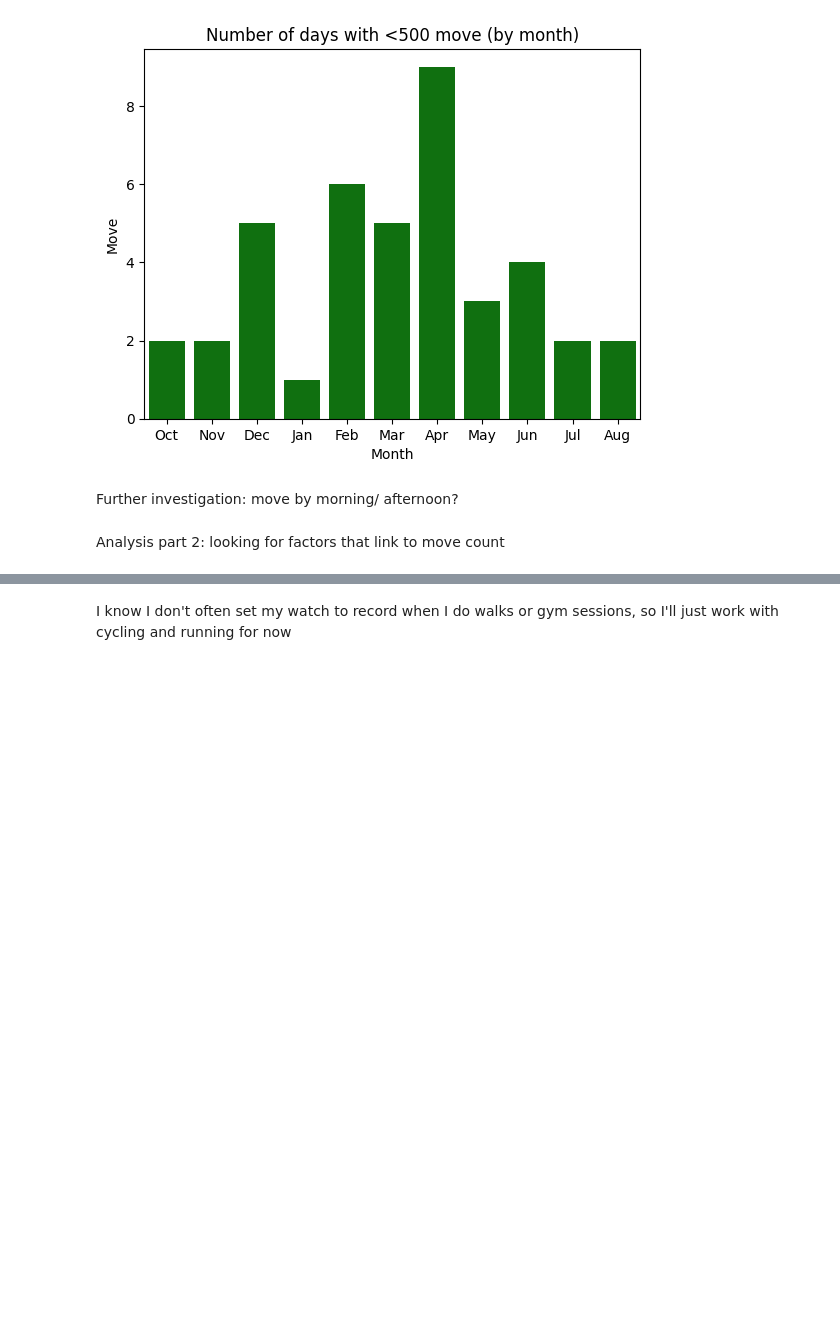
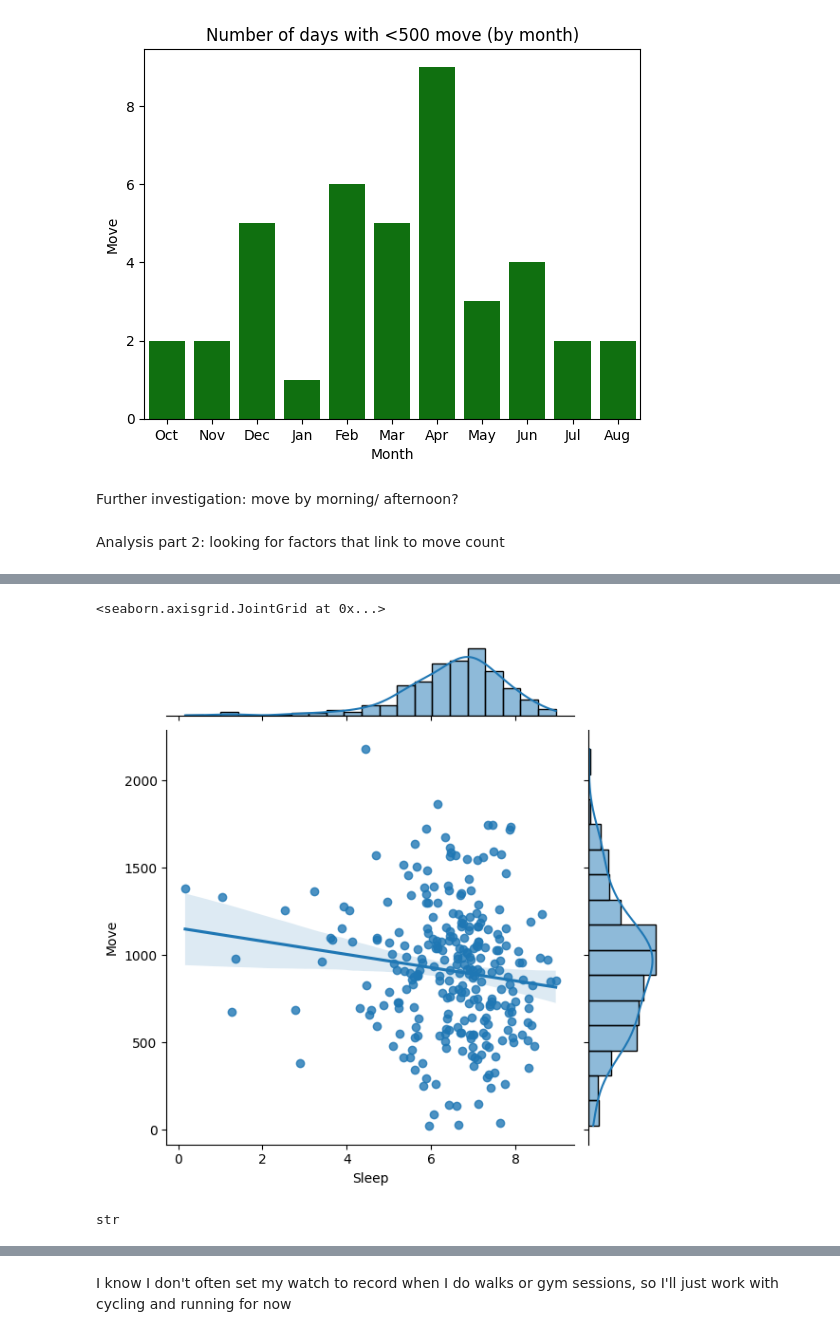
Before and after one commit to RyanTP64/Apple-watch-data, a Jupyter notebook: October to August Watch Data.ipynb, the cells around one changed output, grey strips where cells are left out. Cells and saved outputs as stored; diff of their text form; code cells hidden in the pictures; blank space fills up the shorter version.

```diff
--- a/October to August Watch Data.ipynb
+++ b/October to August Watch Data.ipynb
@@ -237,0 +287,10 @@ Analysis part 2: looking for factors that link to move count
+# %%
+sns.jointplot(x= 'Sleep', y= 'Move',data= df, kind='reg', dropna = True)
+# %% [output]
+<seaborn.axisgrid.JointGrid at 0x...>
+[figure, added]
+# %%
+#Now with flights climbed
+type(df['Flights Climbed'].iloc[0])
+# %% [output]
+str
```
Also changed, not shown: parts of 30 cells of this notebook.
